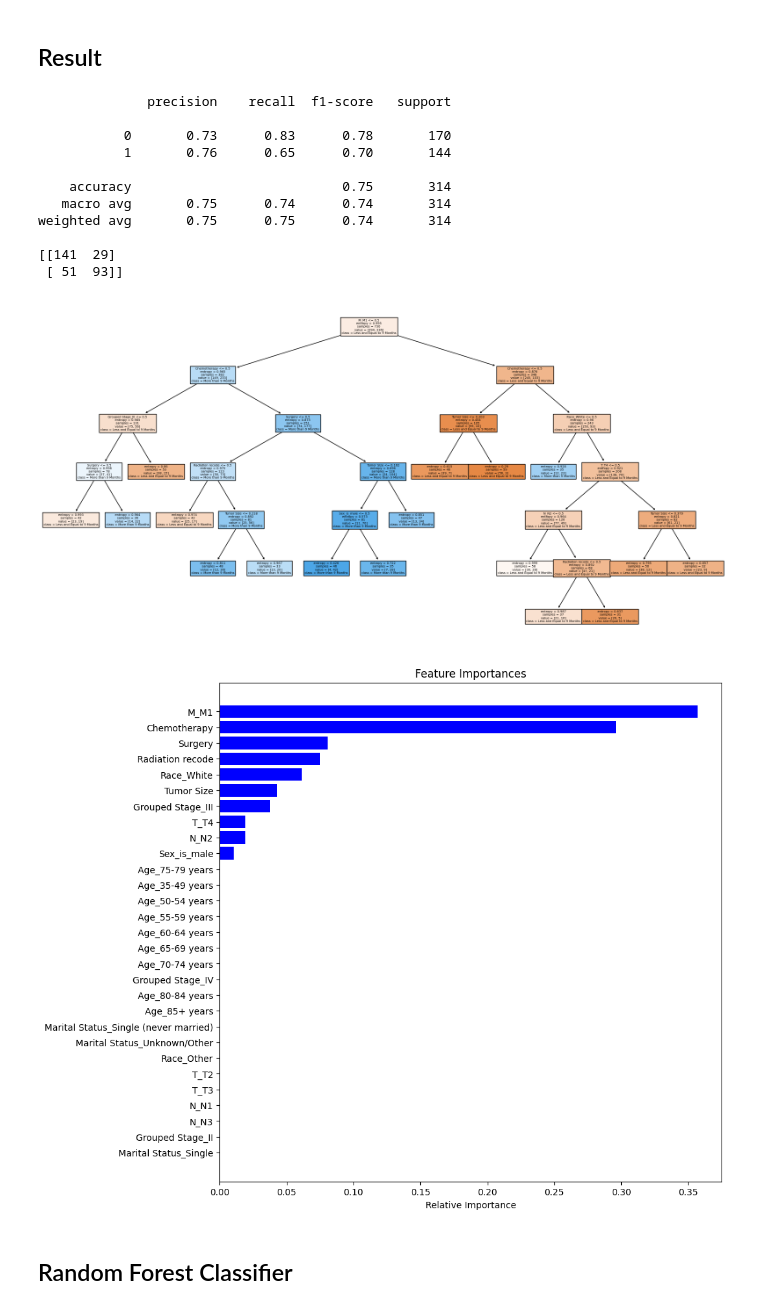
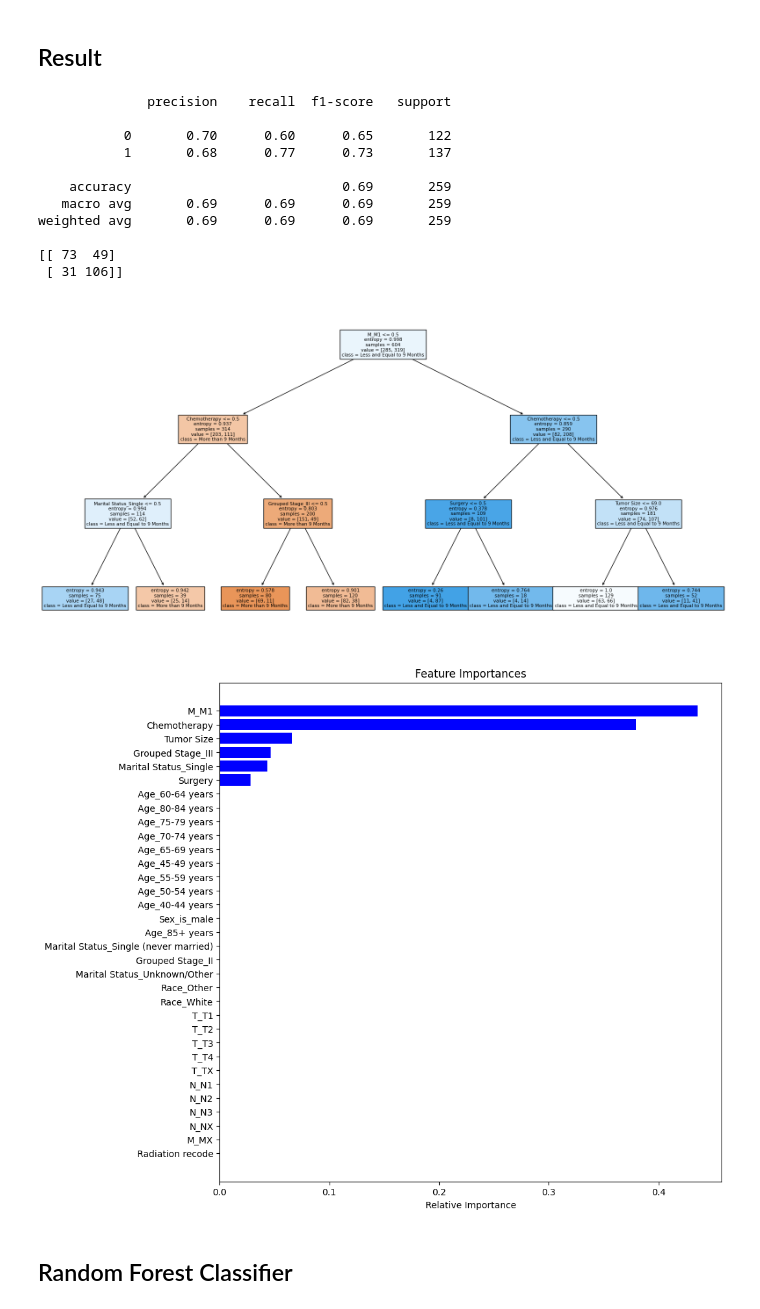
Before and after one commit to MSWinds/C-SCLC-PrognosisML, a Jupyter notebook: data1_modeling.ipynb, the cells around one changed output. Cells and saved outputs as stored; diff of their text form; code cells hidden in the pictures.

```diff
--- a/data1_modeling.ipynb
+++ b/data1_modeling.ipynb
@@ -6,10 +6,10 @@ import seaborn as sns
 import optuna
 # %%
 # Read X_train.csv, X_test.csv, y_train.csv, y_test.csv
-X_train = pd.read_csv('Data/X_train.csv')
-X_test = pd.read_csv('Data/X_test.csv')
-y_train = pd.read_csv('Data/y_train.csv')
-y_test = pd.read_csv('Data/y_test.csv')
+X_train = pd.read_csv('Data1/X_train.csv')
+X_test = pd.read_csv('Data1/X_test.csv')
+y_train = pd.read_csv('Data1/y_train.csv')
+y_test = pd.read_csv('Data1/y_test.csv')
 # %%
 # check shape
 X_train.shape, X_test.shape, y_train.shape, y_test.shape
@@ -100,23 +102,23 @@ print(confusion_matrix(y_test, y_pred))
 # %% [output]
               precision    recall  f1-score   support
 
-           0       0.73      0.83      0.78       170
-           1       0.76      0.65      0.70       144
+           0       0.70      0.60      0.65       122
+           1       0.68      0.77      0.73       137
 
-    accuracy                           0.75       314
-   macro avg       0.75      0.74      0.74       314
-weighted avg       0.75      0.75      0.74       314
+    accuracy                           0.69       259
+   macro avg       0.69      0.69      0.69       259
+weighted avg       0.69      0.69      0.69       259
 
-[[141  29]
- [ 51  93]]
+[[ 73  49]
+ [ 31 106]]
 # %%
 # visualize the tree
 from sklearn.tree import plot_tree
 plt.figure(figsize=(20, 10))
-plot_tree(dt, filled=True, feature_names=X_train.columns, class_names=['Less and Equal to 9 Months', 'More than 9 Months'])
+plot_tree(dt, filled=True, feature_names=X_train.columns, class_names=['More than 9 Months','Less and Equal to 9 Months'])
 plt.show()
 # %% [output]
-[figure, old version]
+[figure, new version]
 # %%
 # plot feature importance
 importances = dt.feature_importances_
@@ -128,6 +130,6 @@ plt.yticks(range(len(indices)), [X_train.columns[i] for i in indices])
 plt.xlabel('Relative Importance')
 plt.show()
 # %% [output]
-[figure, old version]
+[figure, new version]
 # %% [markdown]
 ## Random Forest Classifier
```
Also changed, not shown: parts of 48 cells of this notebook, 12 other files.
